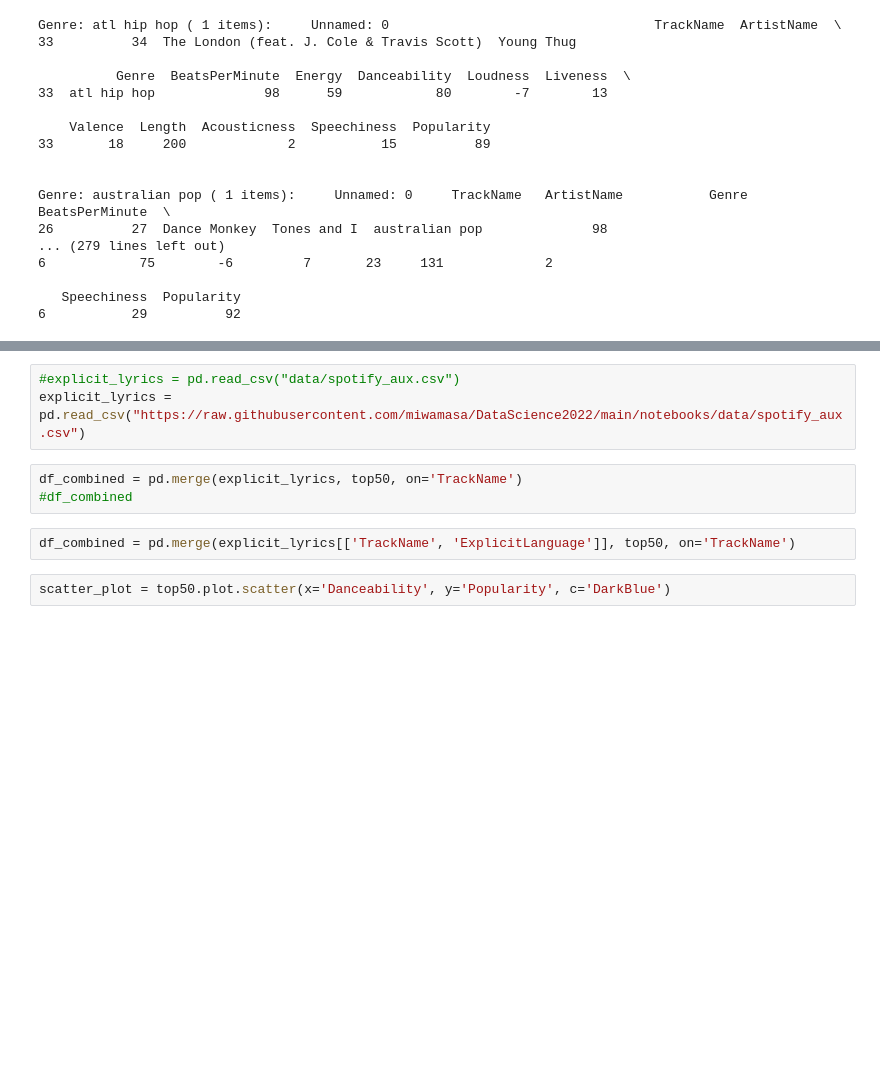
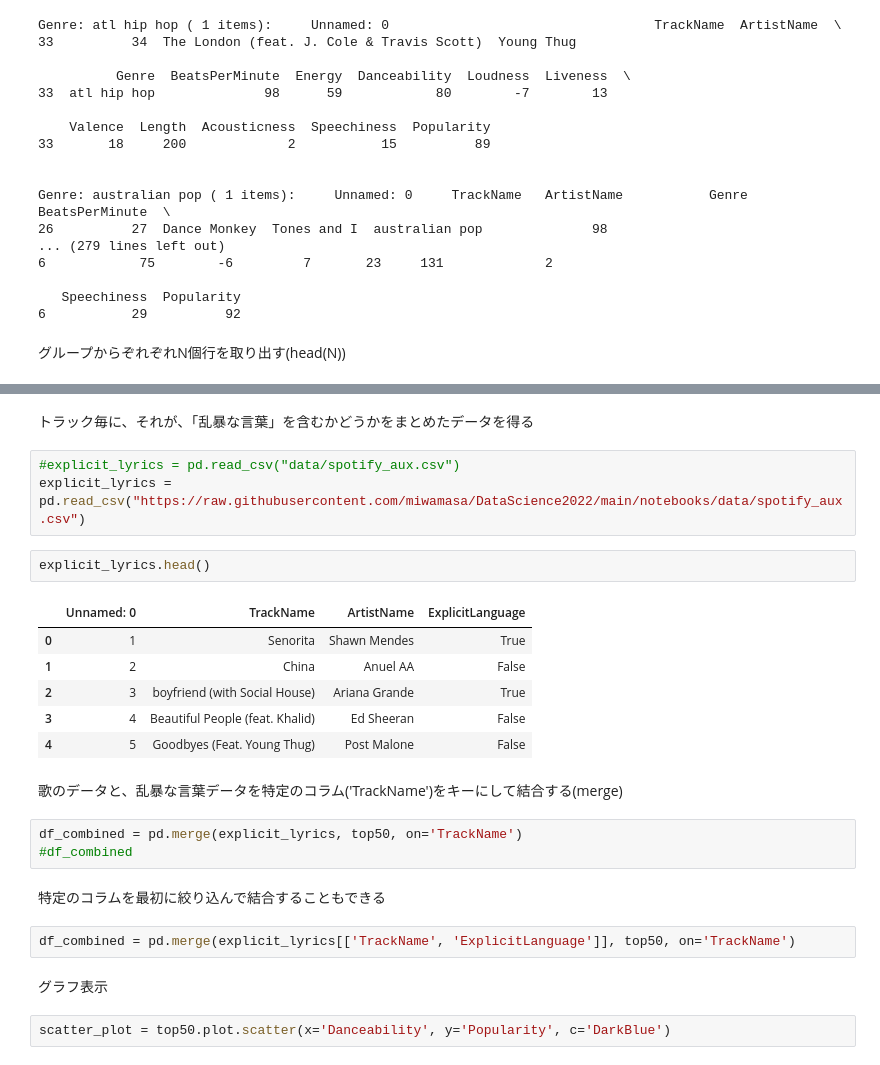
Before and after one commit to miwamasa/DataScience2022, a Jupyter notebook: notebooks/lecture2.ipynb, the cells around one changed output, grey strips where cells are left out. Cells and saved outputs as stored; diff of their text form; blank space fills up the shorter version.

```diff
--- a/notebooks/lecture2.ipynb
+++ b/notebooks/lecture2.ipynb
@@ -239,6 +270,8 @@ Genre: australian pop ( 1 items):     Unnamed: 0     TrackName   ArtistName
 
    Speechiness  Popularity
 6           29          92
+# %% [markdown]
+グループからぞれぞれN個行を取り出す(head(N))
 # %%
 grouped_df.head(1)
 # %% [output]
@@ -259,14 +292,31 @@ grouped_df.head(1)
 | 38 | 39 | Sucker | Jonas Brothers | boy band | 138 | 73 | 84 | -5 | 11 | ... |
 | 44 | 45 | Con Altura | ROSALÍA | r&b en espanol | 98 | 69 | 88 | -4 | 5 | ... |
 | 45 | 46 | One Thing Right | Marshmello | brostep | 88 | 62 | 66 | -2 | 58 | ... |
+# %% [markdown]
+トラック毎に、それが、「乱暴な言葉」を含むかどうかをまとめたデータを得る
 # %%
 #explicit_lyrics = pd.read_csv("data/spotify_aux.csv")
 explicit_lyrics = pd.read_csv("https://raw.githubusercontent.com/miwamasa/DataScience2022/main/notebooks/data/spotify_aux.csv")
+# %%
+explicit_lyrics.head()
+# %% [output]
+|  | Unnamed: 0 | TrackName | ArtistName | ExplicitLanguage |
+| 0 | 1 | Senorita | Shawn Mendes | True |
+| 1 | 2 | China | Anuel AA | False |
+| 2 | 3 | boyfriend (with Social House) | Ariana Grande | True |
+| 3 | 4 | Beautiful People (feat. Khalid) | Ed Sheeran | False |
+| 4 | 5 | Goodbyes (Feat. Young Thug) | Post Malone | False |
+# %% [markdown]
+歌のデータと、乱暴な言葉データを特定のコラム('TrackName')をキーにして結合する(merge)
 # %%
 df_combined = pd.merge(explicit_lyrics, top50, on='TrackName')
 #df_combined
+# %% [markdown]
+特定のコラムを最初に絞り込んで結合することもできる
 # %%
 df_combined = pd.merge(explicit_lyrics[['TrackName', 'ExplicitLanguage']], top50, on='TrackName')
+# %% [markdown]
+グラフ表示
 # %%
 scatter_plot = top50.plot.scatter(x='Danceability', y='Popularity', c='DarkBlue')
 # %% [output]
```
Also changed, not shown: parts of 22 cells of this notebook, 1 other file.
